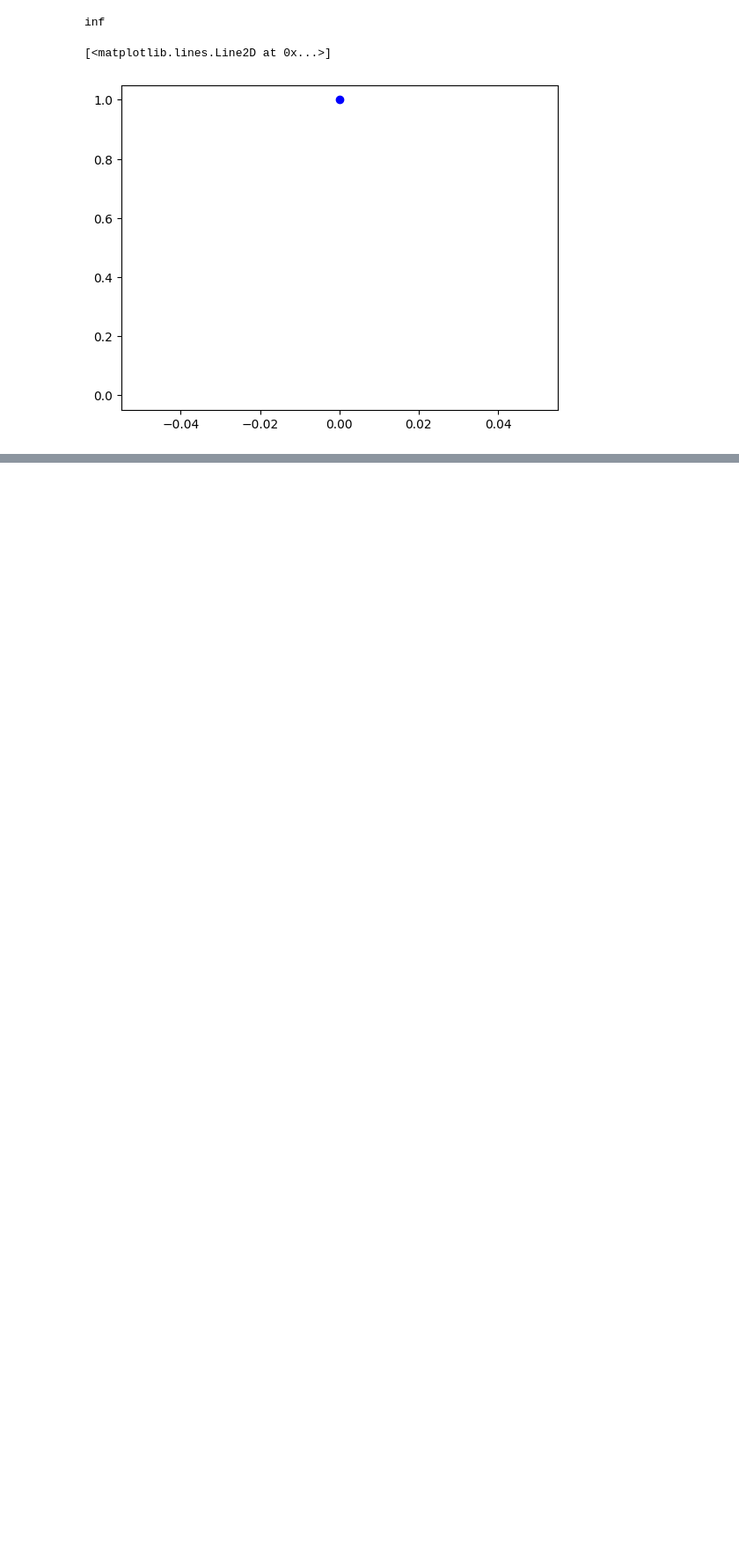
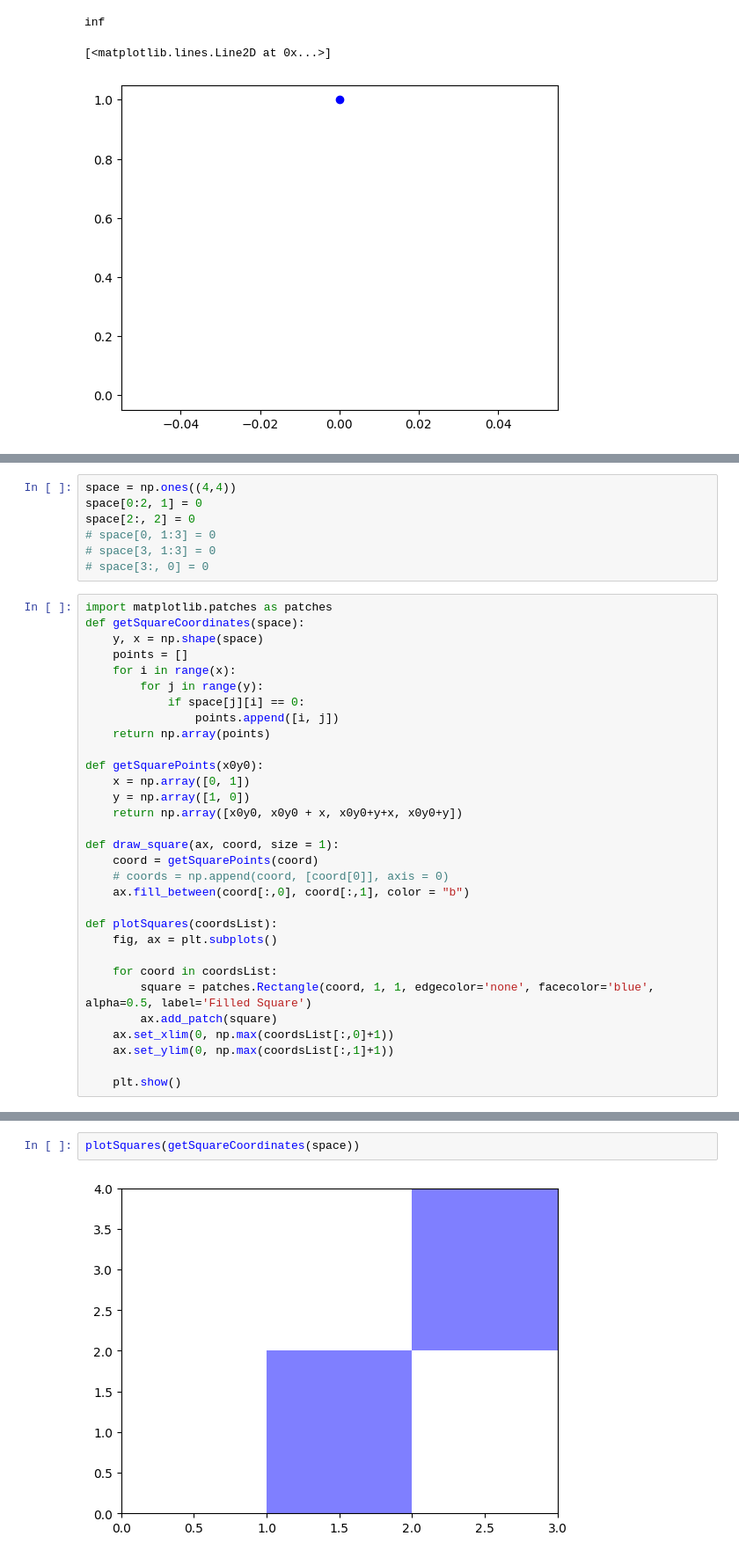
Before and after one commit to NejcHirci/TDA-evasion, a Jupyter notebook: Tuto-GUDHI-cubical-complexes.ipynb, the cells around one changed output, grey strips where cells are left out. Shown at 88% size. Cells and saved outputs as stored; diff of their text form; blank space fills up the shorter version.

```diff
--- a/Tuto-GUDHI-cubical-complexes.ipynb
+++ b/Tuto-GUDHI-cubical-complexes.ipynb
@@ -209,0 +212,38 @@ inf
+# %%
+space = np.ones((4,4))
+space[0:2, 1] = 0
+space[2:, 2] = 0
+# space[0, 1:3] = 0
+# space[3, 1:3] = 0
+# space[3:, 0] = 0
+# %%
+import matplotlib.patches as patches
+def getSquareCoordinates(space):
+    y, x = np.shape(space)
+    points = []
+    for i in range(x):
+        for j in range(y):
+            if space[j][i] == 0:
+                points.append([i, j])
+    return np.array(points)
+
+def getSquarePoints(x0y0):
+    x = np.array([0, 1])
+    y = np.array([1, 0])
+    return np.array([x0y0, x0y0 + x, x0y0+y+x, x0y0+y])
+
+def draw_square(ax, coord, size = 1):
+    coord = getSquarePoints(coord)
+    # coords = np.append(coord, [coord[0]], axis = 0)
+    ax.fill_between(coord[:,0], coord[:,1], color = "b")
+
+def plotSquares(coordsList):
+    fig, ax = plt.subplots()
+
+    for coord in coordsList:
+        square = patches.Rectangle(coord, 1, 1, edgecolor='none', facecolor='blue', alpha=0.5, label='Filled Square')
+        ax.add_patch(square)
+    ax.set_xlim(0, np.max(coordsList[:,0]+1))
+    ax.set_ylim(0, np.max(coordsList[:,1]+1))
+
+    plt.show()
@@ -209,0 +257,4 @@ inf
+# %%
+plotSquares(getSquareCoordinates(space))
+# %% [output]
+[figure, added]
```
Also changed, not shown: parts of 3 cells of this notebook, 1 other file.
